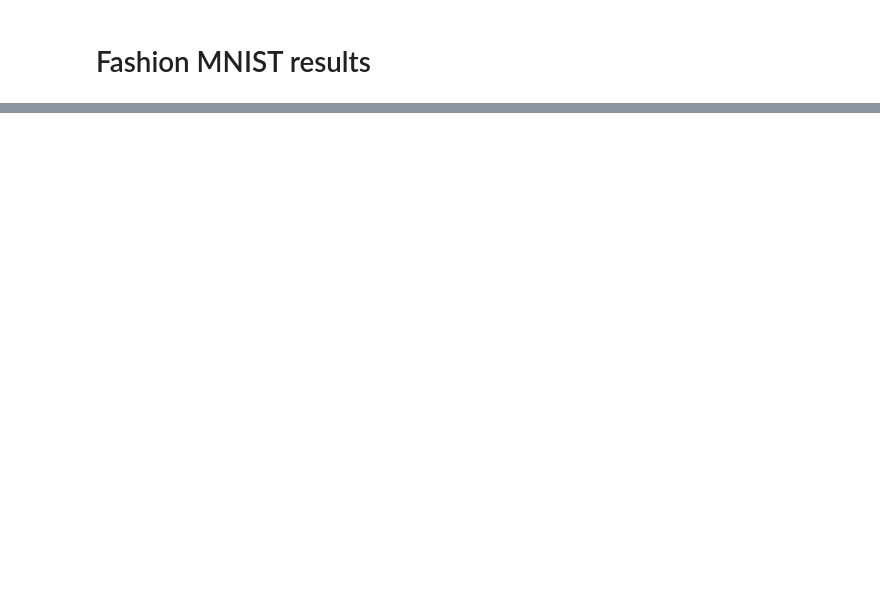
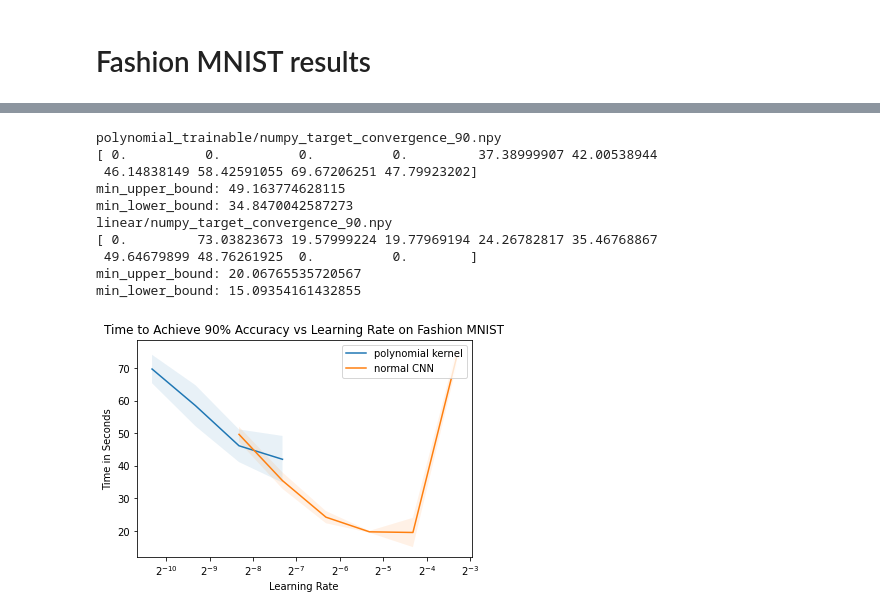
Before and after one commit to NickPerezCarletonUniversity/Kervolution, a Jupyter notebook: Create_Plots.ipynb, the cells around one changed output, grey strips where cells are left out. Cells and saved outputs as stored; diff of their text form; code cells hidden in the pictures; blank space fills up the shorter version.

```diff
--- a/Create_Plots.ipynb
+++ b/Create_Plots.ipynb
@@ -204,0 +274,25 @@ generate_figure(path_to_files, list_of_file_names, learning_rates_file, fig_titl
+# %%
+path_to_files = os.path.join(os.getcwd(),'final_results/20_epochs_fashion_mnist/')
+list_of_file_names = ['polynomial_trainable/numpy_target_convergence_90.npy',
+                      'linear/numpy_target_convergence_90.npy']
+learning_rates_file = 'polynomial_trainable/numpy_learning_rates.npy'
+fig_title = 'Time to Achieve 90% Accuracy vs Learning Rate on Fashion MNIST'
+fig_legend = ['polynomial kernel', 'normal CNN']
+file_to_save = "fashion_mnist_time_to_90_accuracy.jpg"
+x_label = 'Learning Rate'
+y_label = 'Time in Seconds'
+is_convergence = True
+generate_figure(path_to_files, list_of_file_names, learning_rates_file, fig_title, fig_legend, file_to_save,
+                x_label, y_label, is_convergence, legend_loc="upper right")
+# %% [output]
+polynomial_trainable/numpy_target_convergence_90.npy
+[ 0.          0.          0.          0.         37.38999907 42.00538944
+ 46.14838149 58.42591055 69.67206251 47.79923202]
+min_upper_bound: 49.163774628115
+min_lower_bound: 34.8470042587273
+linear/numpy_target_convergence_90.npy
+[ 0.         73.03823673 19.57999224 19.77969194 24.26782817 35.46768867
+ 49.64679899 48.76261925  0.          0.        ]
+min_upper_bound: 20.06765535720567
+min_lower_bound: 15.09354161432855
+[figure, added]
```
Also changed, not shown: parts of 6 cells of this notebook, 24 other files.
